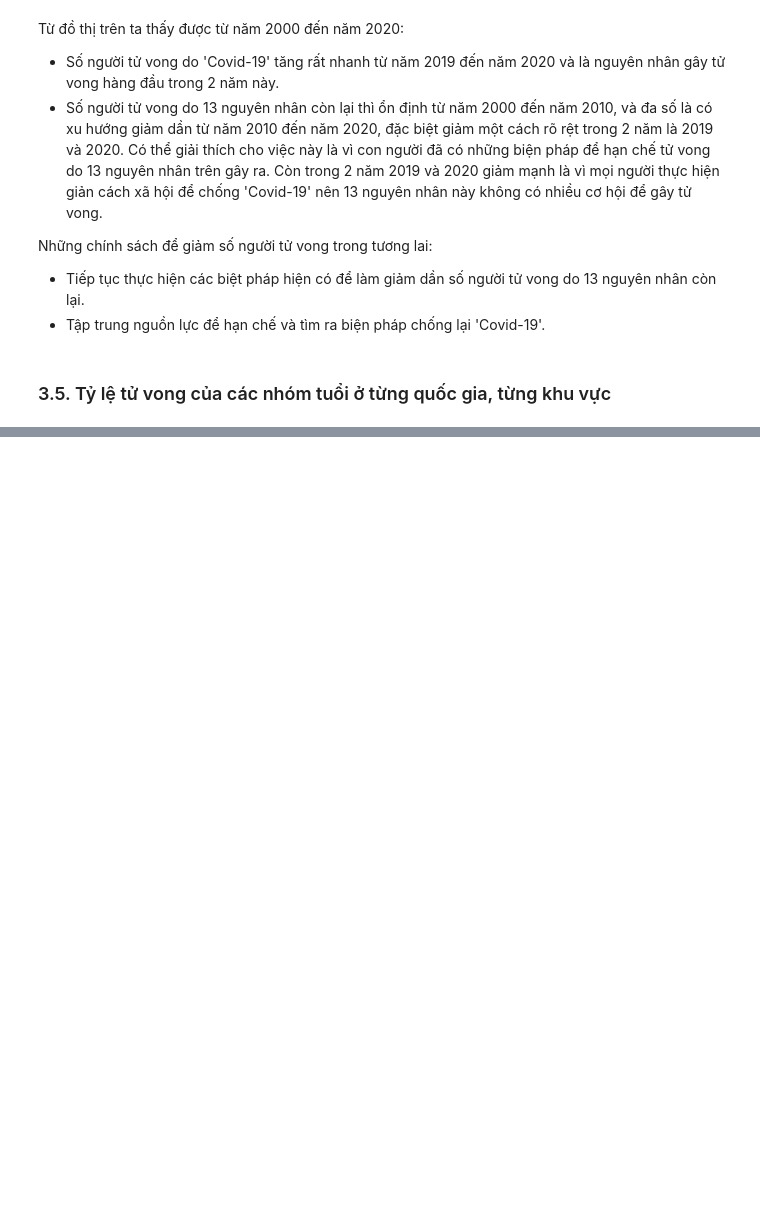
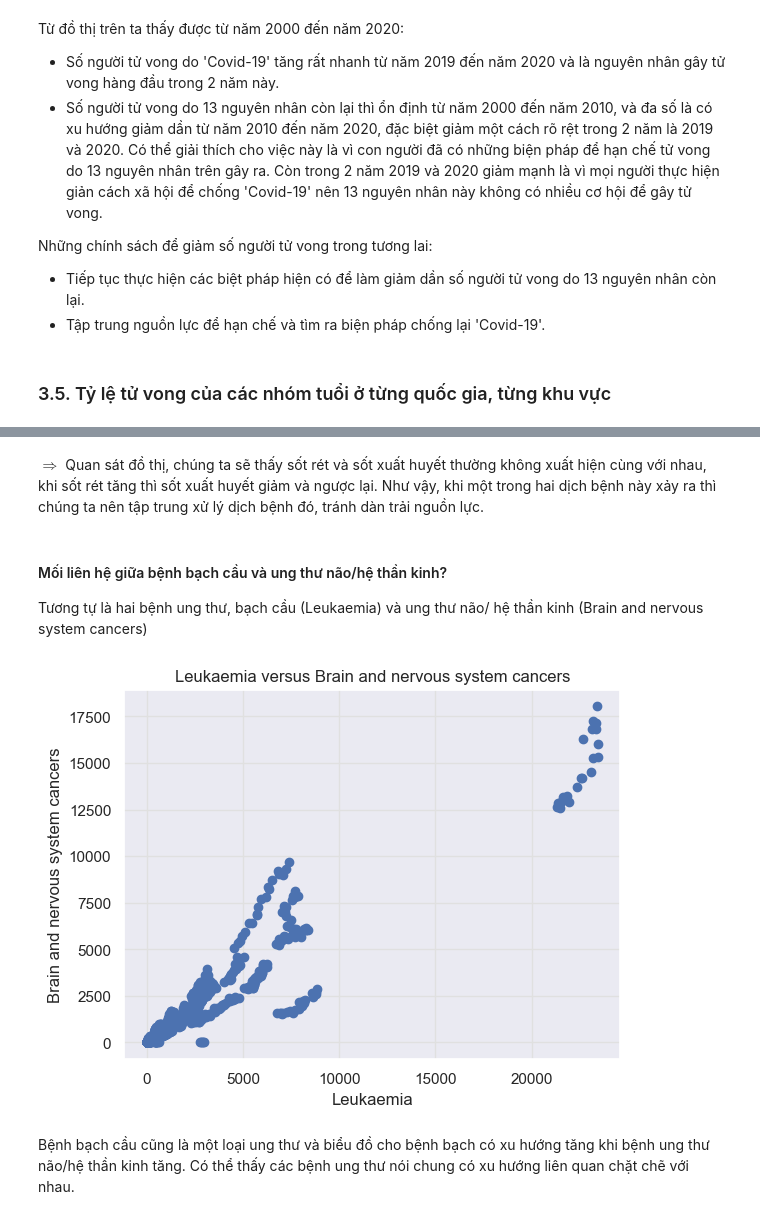
Before and after one commit to tungbtt/NMKHDL_Project, a Jupyter notebook: DataPreprocessing.ipynb, the cells around one changed output, grey strips where cells are left out. Saved outputs shown, nothing was run; the diff lists cells and outputs as text; code cells hidden in the pictures; blank space fills up the shorter version.

```diff
--- a/DataPreprocessing.ipynb
+++ b/DataPreprocessing.ipynb
@@ -578,0 +601,11 @@ Những chính sách để giảm số người tử vong trong tương lai:
+# %% [markdown]
+$ \Rightarrow $ Quan sát đồ thị, chúng ta sẽ thấy sốt rét và sốt xuất huyết thường không xuất hiện cùng với nhau, khi sốt rét tăng thì sốt xuất huyết giảm và ngược lại. Như vậy, khi một trong hai dịch bệnh này xảy ra thì chúng ta nên tập trung xử lý dịch bệnh đó, tránh dàn trải nguồn lực.
+# %% [markdown]
+#### Mối liên hệ giữa bệnh bạch cầu và ung thư não/hệ thần kinh?
+Tương tự là hai bệnh ung thư, bạch cầu (Leukaemia) và ung thư não/ hệ thần kinh (Brain and nervous system cancers)
+# %%
+pl_scatter('Leukaemia', 'Brain and nervous system cancers')
+# %% [output]
+[figure, added]
+# %% [markdown]
+Bệnh bạch cầu cũng là một loại ung thư và biểu đồ cho bệnh bạch có xu hướng tăng khi bệnh ung thư não/hệ thần kinh tăng. Có thể thấy các bệnh ung thư nói chung có xu hướng liên quan chặt chẽ với nhau.
```
Also changed, not shown: parts of 19 cells of this notebook.
